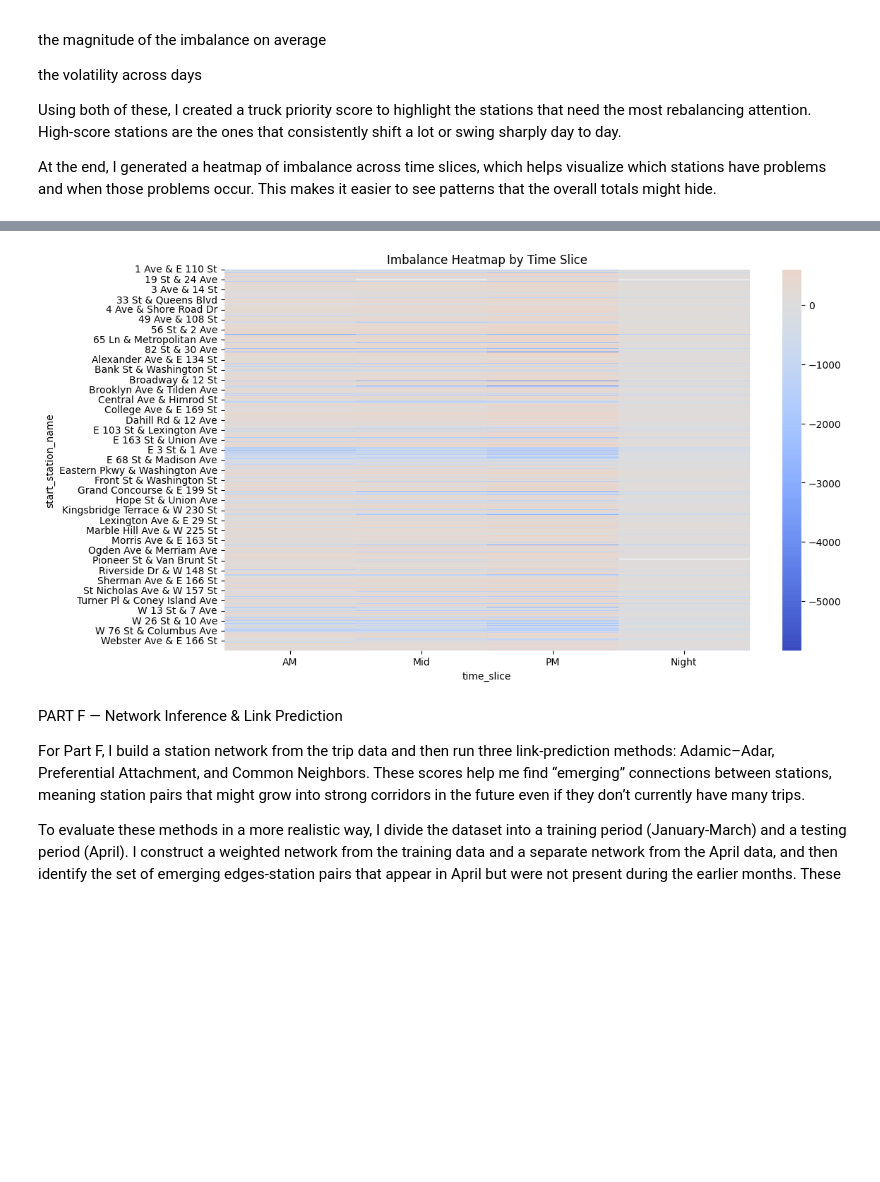
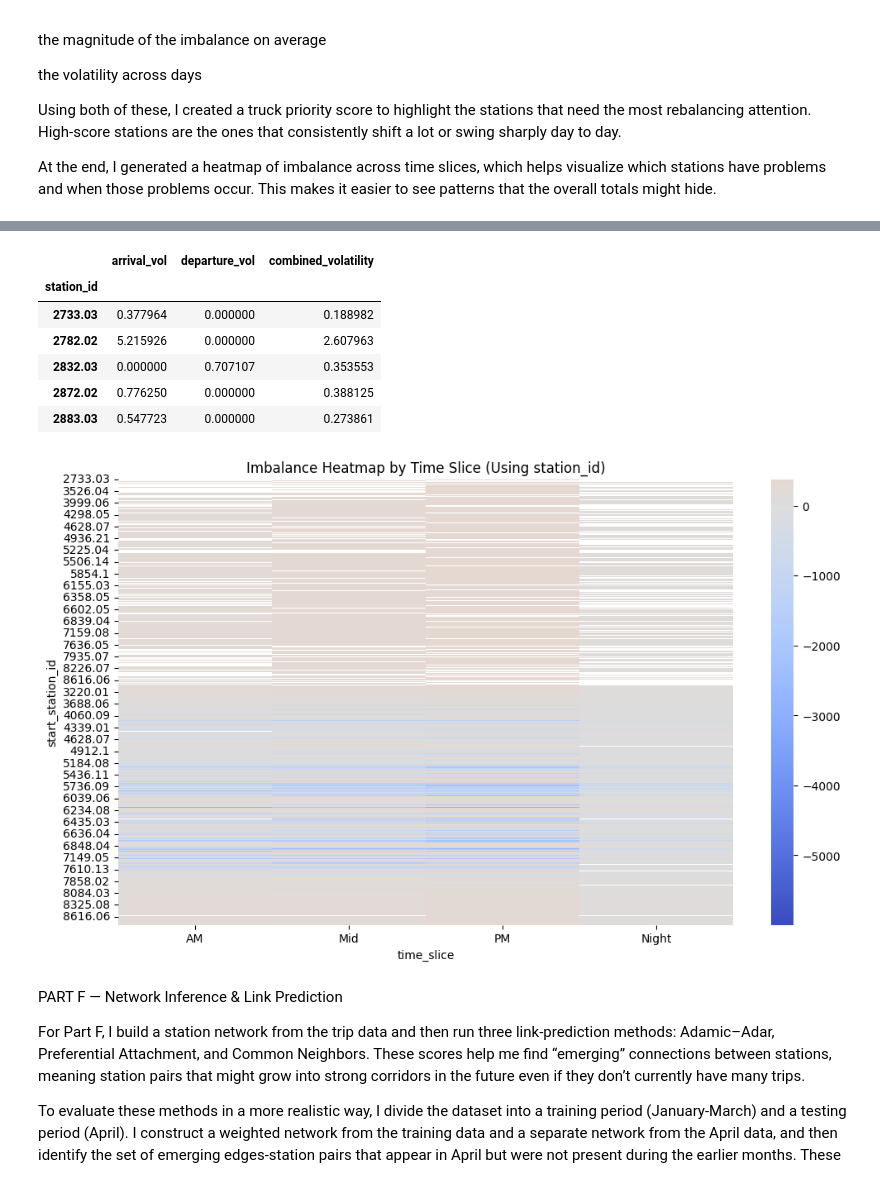
Before and after one commit to rithwik-d/NS-Project-24, a Jupyter notebook: NDS_Group_4.ipynb, the cells around one changed output, grey strips where cells are left out. Drawn from its saved outputs; the diff is of its cells as text; code cells hidden in the pictures; blank space fills up the shorter version.

```diff
--- a/NDS_Group_4.ipynb
+++ b/NDS_Group_4.ipynb
@@ -2487,38 +2487,37 @@ import numpy as np
 import matplotlib.pyplot as plt
 import seaborn as sns
 
-files = [
-    "C:/Users/krant/Downloads/2025-citibike-tripdata.csv"
-]
-
-dfs = []
-for f in files:
-    dfs.append(pd.read_csv(f))
-
-df = pd.concat(dfs, ignore_index=True)
+df = pd.read_csv("C:/Users/krant/Downloads/2025-citibike-tripdata.csv")
 
 df["started_at"] = pd.to_datetime(df["started_at"])
 df["ended_at"] = pd.to_datetime(df["ended_at"])
+df["date"] = df["started_at"].dt.date
 
-departures = df.groupby("start_station_name").size().rename("departures")
-arrivals = df.groupby("end_station_name").size().rename("arrivals")
+departures = df.groupby("start_station_id").size().rename("departures")
+arrivals = df.groupby("end_station_id").size().rename("arrivals")
 
 imbalance = pd.concat([arrivals, departures], axis=1).fillna(0)
 imbalance["imbalance"] = imbalance["arrivals"] - imbalance["departures"]
 
+imbalance.reset_index().rename(columns={"start_station_id": "station_id"}) \
+    .to_csv("imbalance_tables.csv", index=False)
+
 top_deficits = imbalance.sort_values("imbalance").head(15)
 top_surplus = imbalance.sort_values("imbalance", ascending=False).head(15)
 
-df["date"] = df["started_at"].dt.date
-daily_counts = df.groupby(["date", "start_station_name"]).size().unstack(fill_value=0)
+print("=== Stations That Keep Emptying (Deficits) ===")
+display(top_deficits)
+
+print("\n=== Stations That Keep Overfilling (Surplus) ===")
+display(top_surplus)
+
+daily_counts = df.groupby(["date", "start_station_id"]) \
+                 .size().unstack(fill_value=0)
+
 volatility = daily_counts.std().sort_values(ascending=False)
 
-print("=== Stations That Keep Emptying (Deficits) ===")
-print(top_deficits)
-print("\n=== Stations That Keep Overfilling (Surplus) ===")
-print(top_surplus)
 print("\n=== Most Volatile Stations (Day-to-Day Changes) ===")
-print(volatility.head(15))
+display(volatility.head(15))
 
 df["is_weekend"] = df["started_at"].dt.weekday >= 5
 
@@ -2535,64 +2534,64 @@ def time_slice(hour):
 df["time_slice"] = df["started_at"].dt.hour.apply(time_slice)
 
 slice_imbalance = (
-    df.groupby(["start_station_name", "time_slice"]).size().rename("departures")
+    df.groupby(["start_station_id", "time_slice"]).size().rename("departures")
       .to_frame()
-      .join(df.groupby(["end_station_name", "time_slice"]).size().rename("arrivals"))
+      .join(df.groupby(["end_station_id", "time_slice"]).size().rename("arrivals"))
       .fillna(0)
 )
 
 slice_imbalance["imbalance"] = slice_imbalance["arrivals"] - slice_imbalance["departures"]
 slice_imbalance = slice_imbalance.reset_index()
 
-print("Time-slice imbalance sample:")
+print("\nTime-slice imbalance sample:")
 display(slice_imbalance.head())
 
 daily_dep = (
-    df.groupby([df["started_at"].dt.date, "start_station_name"])
+    df.groupby([df["started_at"].dt.date, "start_station_id"])
       .size()
       .rename("departures")
 )
 
 daily_arr = (
-    df.groupby([df["ended_at"].dt.date, "end_station_name"])
+    df.groupby([df["ended_at"].dt.date, "end_station_id"])
       .size()
       .rename("arrivals")
 )
 
-daily_dep.index = daily_dep.index.set_names(["date", "station"])
-daily_arr.index = daily_arr.index.set_names(["date", "station"])
+daily_dep.index = daily_dep.index.set_names(["date", "station_id"])
+daily_arr.index = daily_arr.index.set_names(["date", "station_id"])
 
 daily = pd.concat([daily_dep, daily_arr], axis=1).fillna(0)
 daily["imbalance"] = daily["arrivals"] - daily["departures"]
 
-mag = daily.groupby("station")["imbalance"].mean().abs().rename("magnitude")
-vol = daily.groupby("station")["imbalance"].std().rename("volatility")
+mag = daily.groupby("station_id")["imbalance"].mean().abs().rename("magnitude")
+vol = daily.groupby("station_id")["imbalance"].std().rename("volatility")
 
 priority = pd.concat([mag, vol], axis=1).fillna(0)
 priority["truck_priority_score"] = 0.6 * priority["magnitude"] + 0.4 * priority["volatility"]
 priority = priority.sort_values("truck_priority_score", ascending=False)
 
-print("Top 15 high-stress stations:")
+print("\nTop 15 high-stress stations:")
 display(priority.head(15))
 
 daily2 = pd.DataFrame()
-daily2["arrivals"] = df.groupby([df["ended_at"].dt.date, "end_station_name"]).size()
-daily2["departures"] = df.groupby([df["started_at"].dt.date, "start_station_name"]).size()
+daily2["arrivals"] = df.groupby([df["ended_at"].dt.date, "end_station_id"]).size()
+daily2["departures"] = df.groupby([df["started_at"].dt.date, "start_station_id"]).size()
 daily2 = daily2.fillna(0)
 
-daily2.index = daily2.index.set_names(["date", "station"])
+daily2.index = daily2.index.set_names(["date", "station_id"])
 
-vol_arr = daily2.groupby("station")["arrivals"].std().rename("arrival_vol")
-vol_dep = daily2.groupby("station")["departures"].std().rename("departure_vol")
+vol_arr = daily2.groupby("station_id")["arrivals"].std().rename("arrival_vol")
+vol_dep = daily2.groupby("station_id")["departures"].std().rename("departure_vol")
 
 vol_combo = pd.concat([vol_arr, vol_dep], axis=1).fillna(0)
 vol_combo["combined_volatility"] = vol_combo.mean(axis=1)
 
-print("Combined arrival + departure volatility:")
+print("\nCombined arrival + departure volatility:")
 display(vol_combo.head())
 
 pivot = slice_imbalance.pivot_table(
-    index="start_station_name",
+    index="start_station_id",
     columns="time_slice",
     values="imbalance",
     aggfunc="mean"
@@ -2600,7 +2599,7 @@ pivot = slice_imbalance.pivot_table(
 
 plt.figure(figsize=(12, 7))
 sns.heatmap(pivot, cmap="coolwarm", center=0)
-plt.title("Imbalance Heatmap by Time Slice")
+plt.title("Imbalance Heatmap by Time Slice (Using station_id)")
 plt.show()
 # %% [output]
 === Stations That Keep Emptying (Deficits) ===
@@ -2655,4 +2683,11 @@ Combined arrival + departure volatility:
+|  | arrival_vol | departure_vol | combined_volatility |
+| station_id |  |  |  |
+| 2733.03 | 0.377964 | 0.000000 | 0.188982 |
+| 2782.02 | 5.215926 | 0.000000 | 2.607963 |
+| 2832.03 | 0.000000 | 0.707107 | 0.353553 |
+| 2872.02 | 0.776250 | 0.000000 | 0.388125 |
+| 2883.03 | 0.547723 | 0.000000 | 0.273861 |
-[figure, old version]
+[figure, new version]
 # %% [markdown]
 PART F — Network Inference & Link Prediction
 
```
Also changed, not shown: parts of 4 cells of this notebook.
